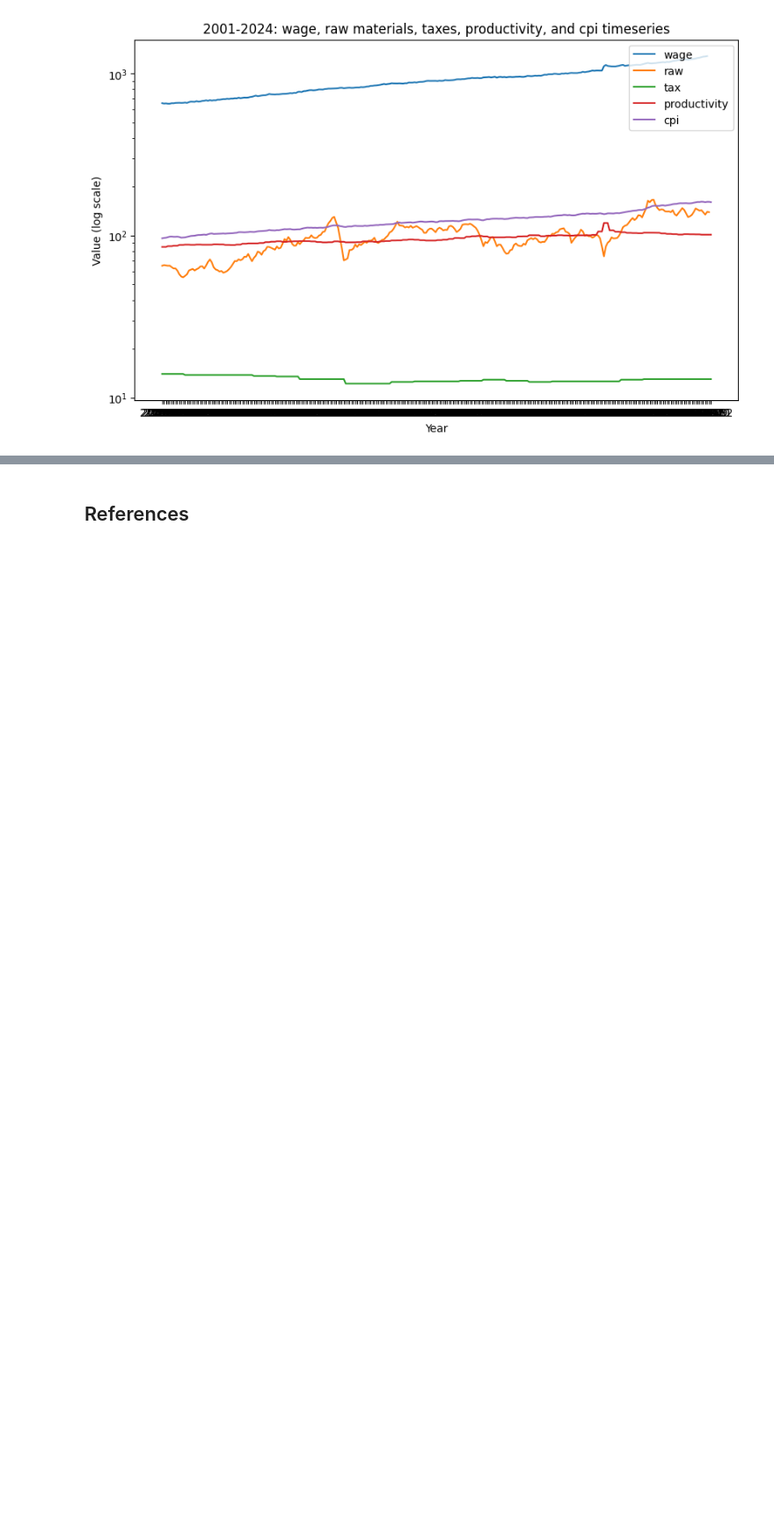
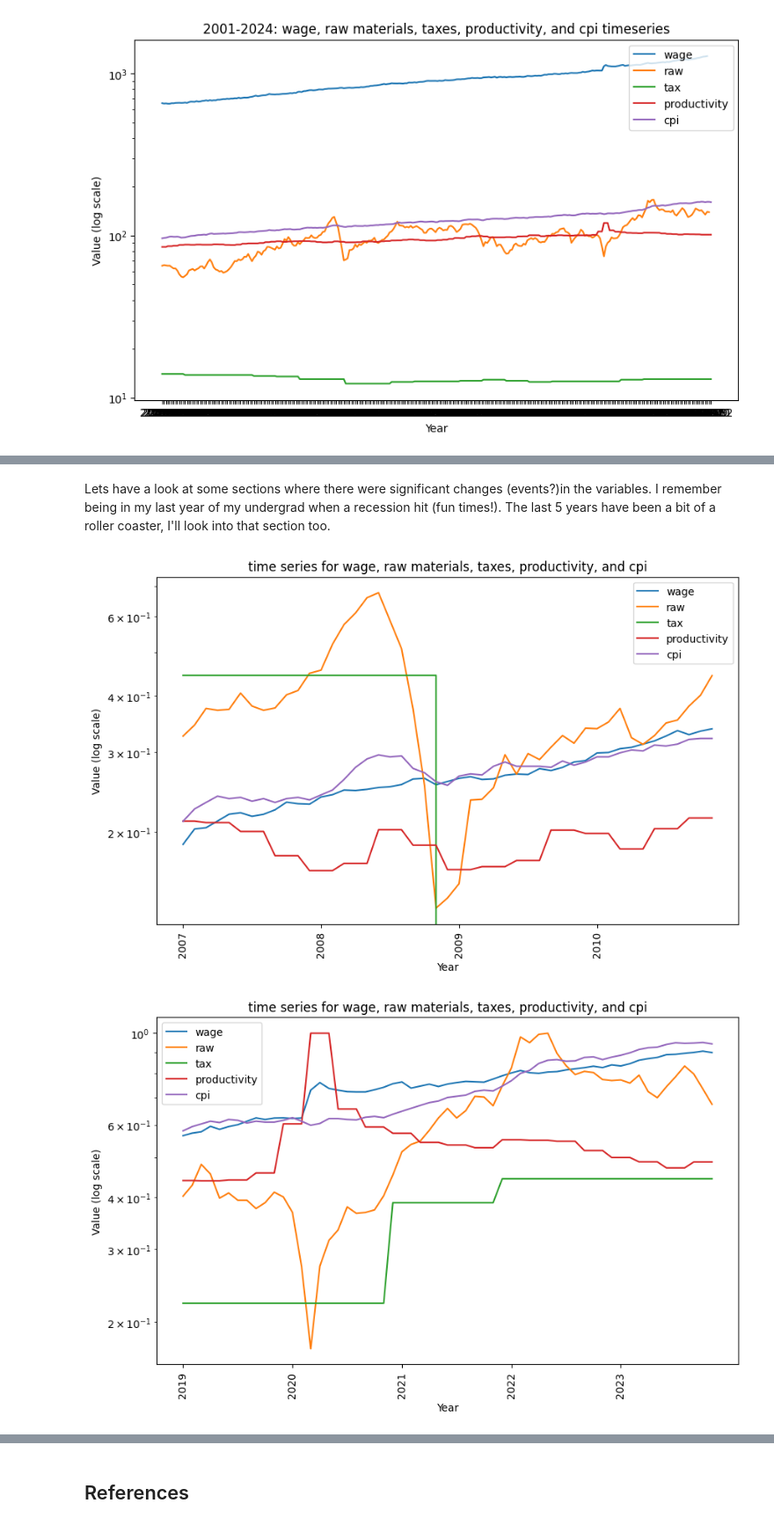
Before and after one commit to FleaBusyBeeBergs/dtsa5506-pipeline, a Jupyter notebook: statcan_etl.ipynb, the cells around one changed output, grey strips where cells are left out. Shown at 88% size. Drawn from its saved outputs; the diff is of its cells as text; code cells hidden in the pictures; blank space fills up the shorter version.

```diff
--- a/statcan_etl.ipynb
+++ b/statcan_etl.ipynb
@@ -300,0 +309,26 @@ for timespan in timespans:
+# %% [markdown]
+Lets have a look at some sections where there were significant changes (events?)in the variables. I remember being in my last year of my undergrad when a recession hit (fun times!). The last 5 years have been a bit of a roller coaster, I'll look into that section too.
+# %%
+data_2007_2010 = data[data['Date'].between('2007-01-01', '2010-12-01')]
+data_2019_2023 = data[data['Date'].between('2019-01-01', '2023-12-01')]
+# %%
+events = [data_2007_2010, data_2019_2023]
+
+for event in events:
+    plt.figure(figsize = (10, 6))
+
+    for var in event.columns[1:]:
+        plt.plot(event['Date'], event[var], label = var)
+        plt.yscale('log')
+        plt.xlabel('Year')
+
+        x_tick_labels = [pd.to_datetime(d).year for d in event['Date'][::12]]
+
+        plt.xticks(event['Date'][::12], x_tick_labels, rotation = 90)
+        plt.ylabel('Value (log scale)')
+
+        plt.title('time series for wage, raw materials, taxes, productivity, and cpi')
+        plt.legend()
+# %% [output]
+[figure, added]
+[figure, added]
```
Also changed, not shown: parts of 6 cells of this notebook.
